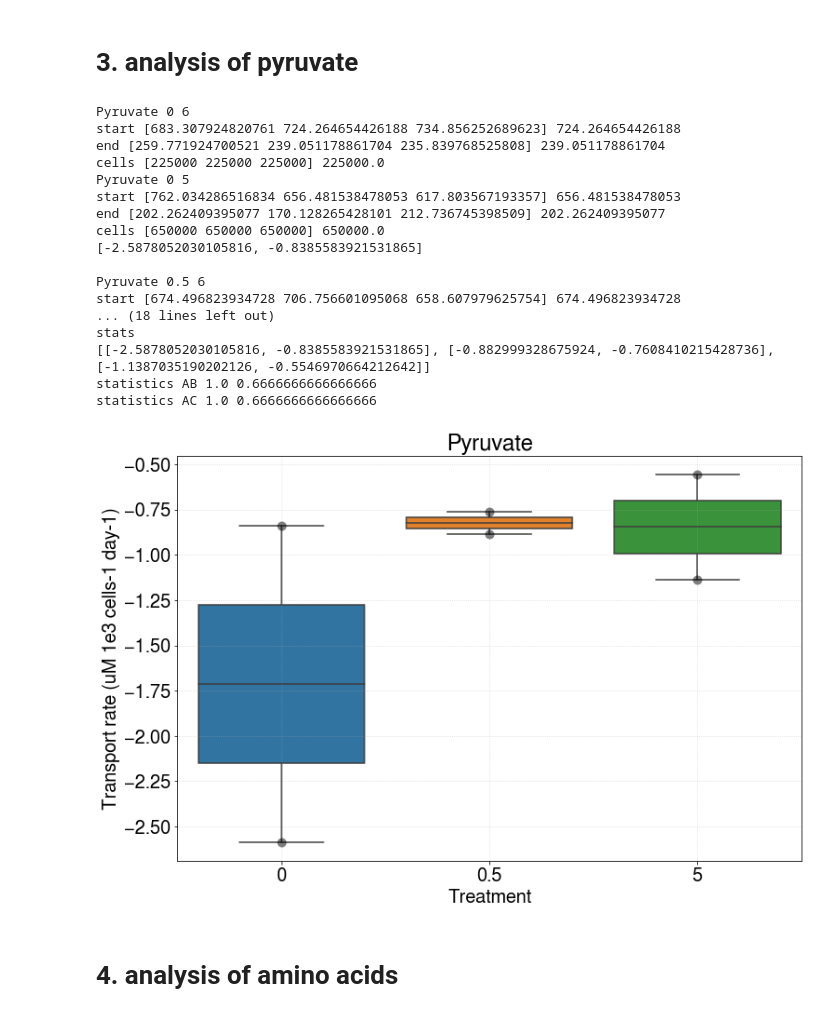
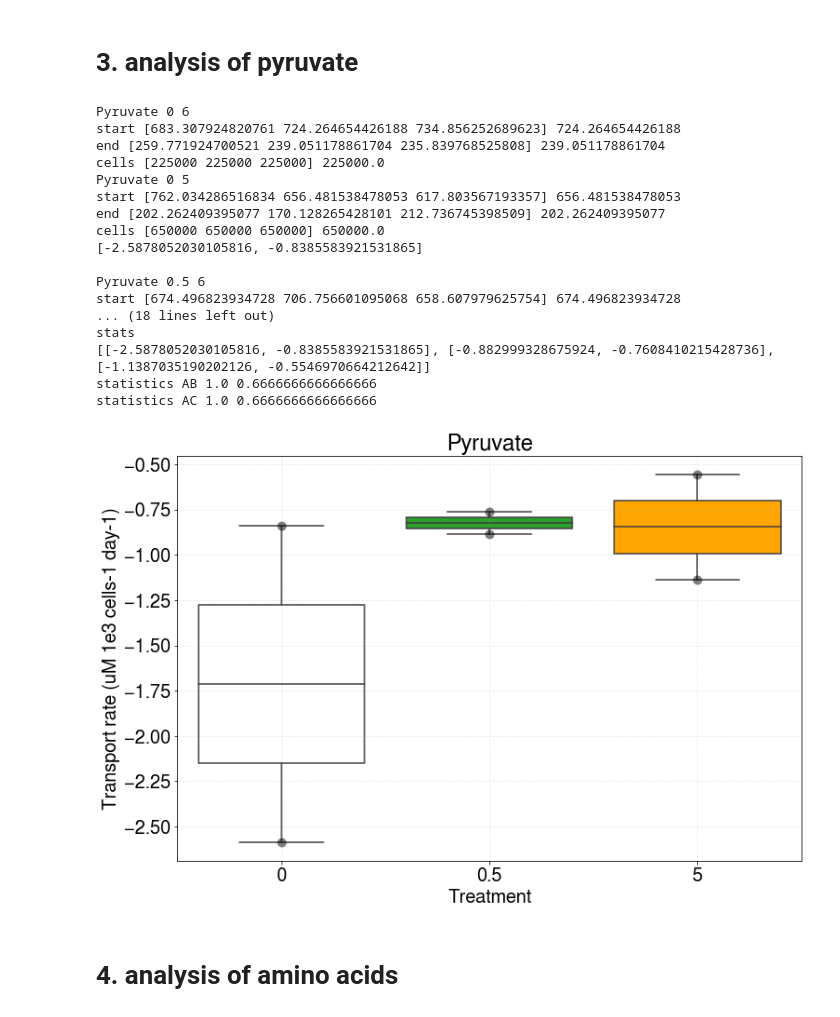
Before and after one commit to adelomana/HUVECs, a Jupyter notebook: Fig.3.transport/transport rates.ipynb, the cells around one changed output. Saved outputs shown, nothing was run; the diff lists cells and outputs as text; code cells hidden in the pictures.

```diff
--- a/Fig.3.transport/transport rates.ipynb
+++ b/Fig.3.transport/transport rates.ipynb
@@ -76,7 +76,10 @@ for metabolite in metabolites:
     #
     # plot figure
     #
-    seaborn.boxplot(data=boxes)
+    canvas = seaborn.boxplot(data=boxes)
+    canvas.artists[0].set_facecolor('white')
+    canvas.artists[1].set_facecolor('#2CA02C')
+    canvas.artists[2].set_facecolor('#FFA500')
 
     # scatter
     for i in range(len(boxes)):
@@ -182,40 +185,42 @@ for metabolite in metabolites:
     #
     # plot figure
     #
-    #matplotlib.pyplot.boxplot(boxes, showcaps=False, medianprops=dict(linewidth=2, color='black'), boxprops=dict(linewidth=2, color='gray'), whiskerprops=dict(linewidth=2, color='gray'))
-    seaborn.boxplot(data=boxes)
+    canvas = seaborn.boxplot(data=boxes)
+    canvas.artists[0].set_facecolor('white')
+    canvas.artists[1].set_facecolor('#2CA02C')
+    canvas.artists[2].set_facecolor('#FFA500')
 
     # scatter
     for i in range(len(boxes)):
         for element in boxes[i]:
             matplotlib.pyplot.plot(i, element, 'o', color='black', alpha=0.5, ms=10, mew=0)
 
     # close figure
     matplotlib.pyplot.title(metabolite)
     matplotlib.pyplot.xlabel('Treatment')
     matplotlib.pyplot.ylabel('Transport rate (uM 1e3 cells-1 day-1)')
     matplotlib.pyplot.xticks([0, 1, 2], ['0', '0.5', '5'])
     matplotlib.pyplot.grid(ls=':', alpha=0.5)
     matplotlib.pyplot.show()
 # %% [output]
 Pyruvate 0 6
 start [683.307924820761 724.264654426188 734.856252689623] 724.264654426188
 end [259.771924700521 239.051178861704 235.839768525808] 239.051178861704
 cells [225000 225000 225000] 225000.0
 Pyruvate 0 5
 start [762.034286516834 656.481538478053 617.803567193357] 656.481538478053
 end [202.262409395077 170.128265428101 212.736745398509] 202.262409395077
 cells [650000 650000 650000] 650000.0
 [-2.5878052030105816, -0.8385583921531865]
 
 Pyruvate 0.5 6
 start [674.496823934728 706.756601095068 658.607979625754] 674.496823934728
 ... (18 lines left out)
 stats
 [[-2.5878052030105816, -0.8385583921531865], [-0.882999328675924, -0.7608410215428736], [-1.1387035190202126, -0.5546970664212642]]
 statistics AB 1.0 0.6666666666666666
 statistics AC 1.0 0.6666666666666666
-[figure, old version]
+[figure, new version]
 # %% [markdown]
 # 4. analysis of amino acids
 # %%
```
Also changed, not shown: parts of 4 cells of this notebook.
